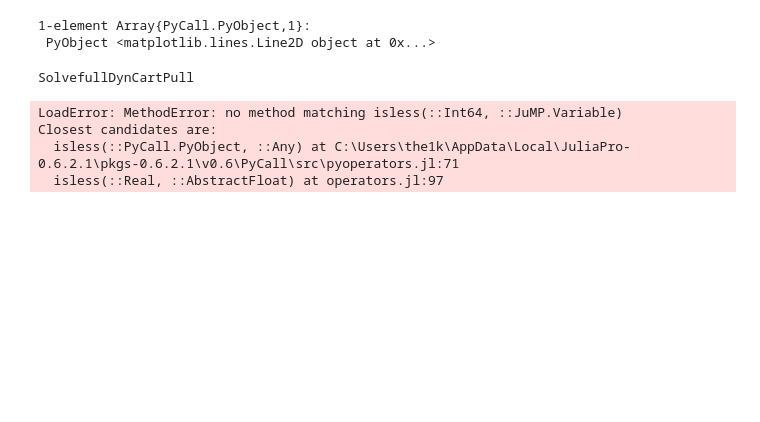
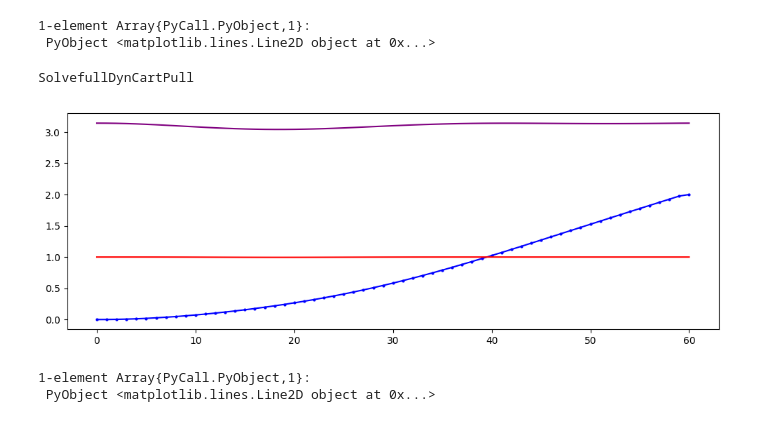
Before and after one commit to the1kieran/pullCartTrajOpt, a Jupyter notebook: finalProject/KieranProject.ipynb, the cells around one changed output. Cells and saved outputs as stored; diff of their text form; code cells hidden in the pictures; blank space fills up the shorter version.

```diff
--- a/finalProject/KieranProject.ipynb
+++ b/finalProject/KieranProject.ipynb
@@ -599,13 +601,13 @@ function SolvefullDynCartPull(x0, xf, tf, h, itype = "Trap2")
 #     @constraint(m, xdot[4,:] .<= al_2upper)
 #     end
     for k in 1:K
-#         @NLconstraint(m, l*sin(x[2,k] - pi/2) >= 0.5)
-        if x[1,k] <= 2
-            @NLconstraint(m, l*sin(x[2,k] - pi/2) >= 0.5)
-        else
-            @NLconstraint(m, l*sin(x[2,k] - pi/2) >= -2.1)
-        end
-    end
+         @NLconstraint(m, l*sin(x[2,k] - pi/2) >= 0.5)
+#         if x[1,k] <= 2
+#             @NLconstraint(m, l*sin(x[2,k] - pi/2) >= 0.5)
+#         else
+#             @NLconstraint(m, l*sin(x[2,k] - pi/2) >= -2.1)
+#         end
+     end
 
     if itype == "forwardEuler"
         #add forward euler dynamics constraint
@@ -647,10 +649,18 @@ function SolvefullDynCartPull(x0, xf, tf, h, itype = "Trap2")
 
     # minimize 2-norm (THIS IS LEAST-SQUARES)
     @objective(m, Min, sum(u.^2))
-#     for i in 1:K-1
-#     @NLobjective(m, Min, ((sin(x[2,i+1]))-(sin(x[2,i]))))
-#     end
+
+    # objective function to include the regularizer that promotes the pendulum from
+    # not moving by a particular shape (circle and not below a certain height)
+    # l*sin(x[2,k]-pi/2) is the y position
+#     @NLobjective(m, Min, sum(l*(sin(x[2,k+1] - pi/2)-sin(x[2,k] - pi/2))^2 for k in 1:K-1))
+
+    # it is difficult to regularize because the scale of force can be much larger than the scale of vertical pendulum
+    # position change
+#     @NLobjective(m, Min, sum(u[k]^2 for k in 1:K) + 100*sum(l*(sin(x[2,k+1] - pi/2)-sin(x[2,k] - pi/2))^2 for k in 1:K-1))
 #     @objective(m, Min, sum((x[2,k]-x[2,k+1]).^2 for k in 1:K-1) + sum((x[1,k]-x[1,k+1]).^2 for k in 1:K-1))#+sum(y ))
+
+#     @NLobjective(m, Min, 1*sum((x[1,k]-0.5)^2 for k in 1:K) + sum(l*(sin(x[2,k] - pi/2)- 0.5)^2 for k in 1:K))
     s = solve(m)
 
     control = getvalue(u)
@@ -664,18 +674,19 @@ SolvefullDynCartPull
 # %%
 #define initial and final states, x
 x0 = [0 pi 0 0]'
-xf = [3 pi 0 0]'   #wind up at the same angle, but
-(c,x,xdot) = SolvefullDynCartPull(x0,xf,4,.05)
+xf = [2 pi 0 0]'   #wind up at the same angle, but
+(c,x,xdot) = SolvefullDynCartPull(x0,xf,3,.05)
 # line = linspace(0,5,50)
 using PyPlot
 figure(figsize=(12,4))
 # plot(c[1,:],"purple")
-# plot( x[1,:], "b.-", markersize=4)
-plot(sin.(x[2,:]-pi/2),"r.-")
-plot((x[2,:]),"r")
+plot( x[1,:], "b.-", markersize=4)
+plot(sin.(x[2,:]-pi/2),"r")
+plot((x[2,:]),"purple")
 # plot(y,"b")
+# ylim([2 -2])
+# legend("cart position" "pendulum x position" "pendulum y position")
 # %% [output]
+[figure, added]
-LoadError: MethodError: no method matching isless(::Int64, ::JuMP.Variable)
-Closest candidates are:
-  isless(::PyCall.PyObject, ::Any) at C:\Users\the1k\AppData\Local\JuliaPro-0.6.2.1\pkgs-0.6.2.1\v0.6\PyCall\src\pyoperators.jl:71
-  isless(::Real, ::AbstractFloat) at operators.jl:97
+1-element Array{PyCall.PyObject,1}:
+ PyObject <matplotlib.lines.Line2D object at 0x...>
```
Also changed, not shown: parts of 4 cells of this notebook.
